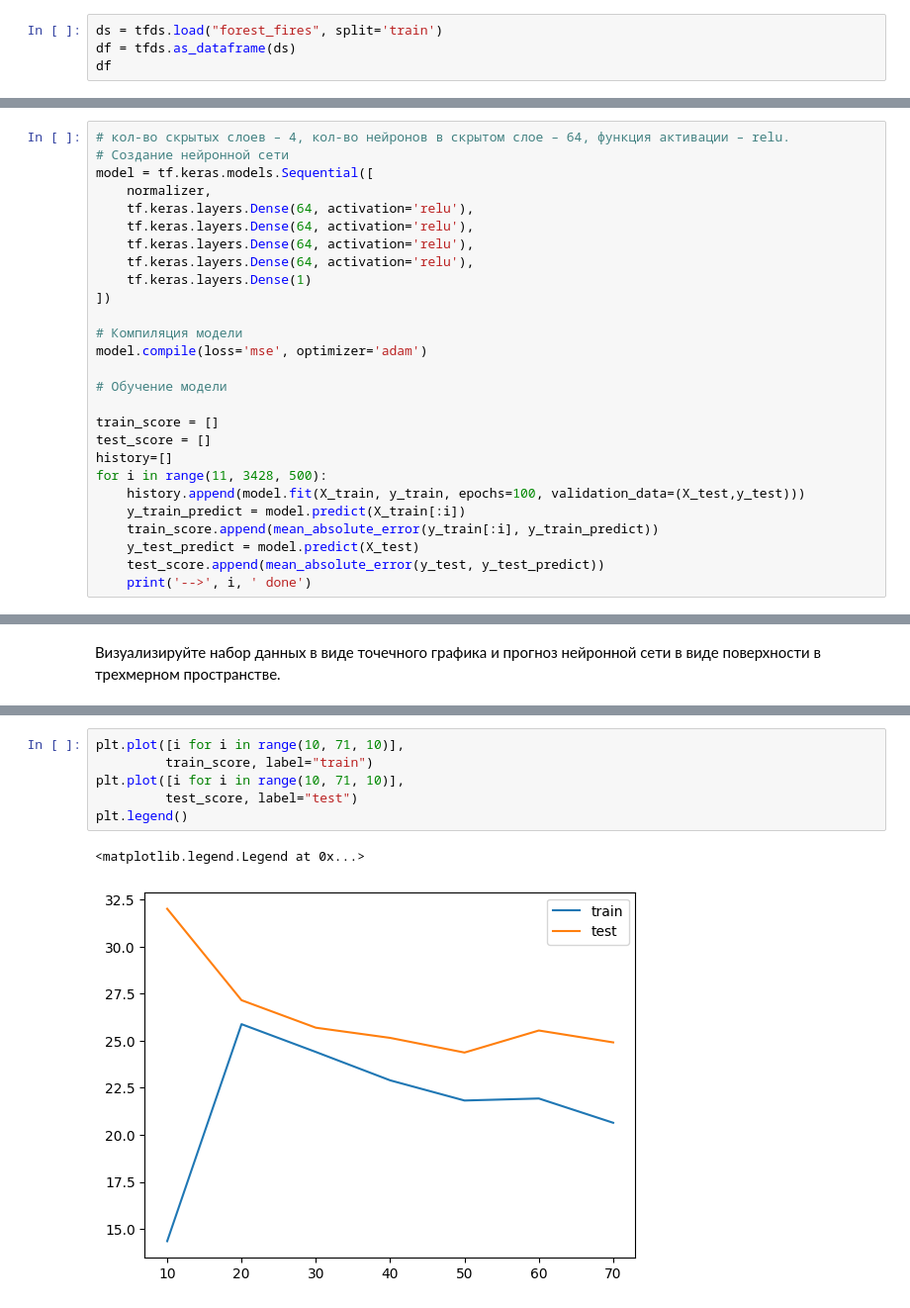
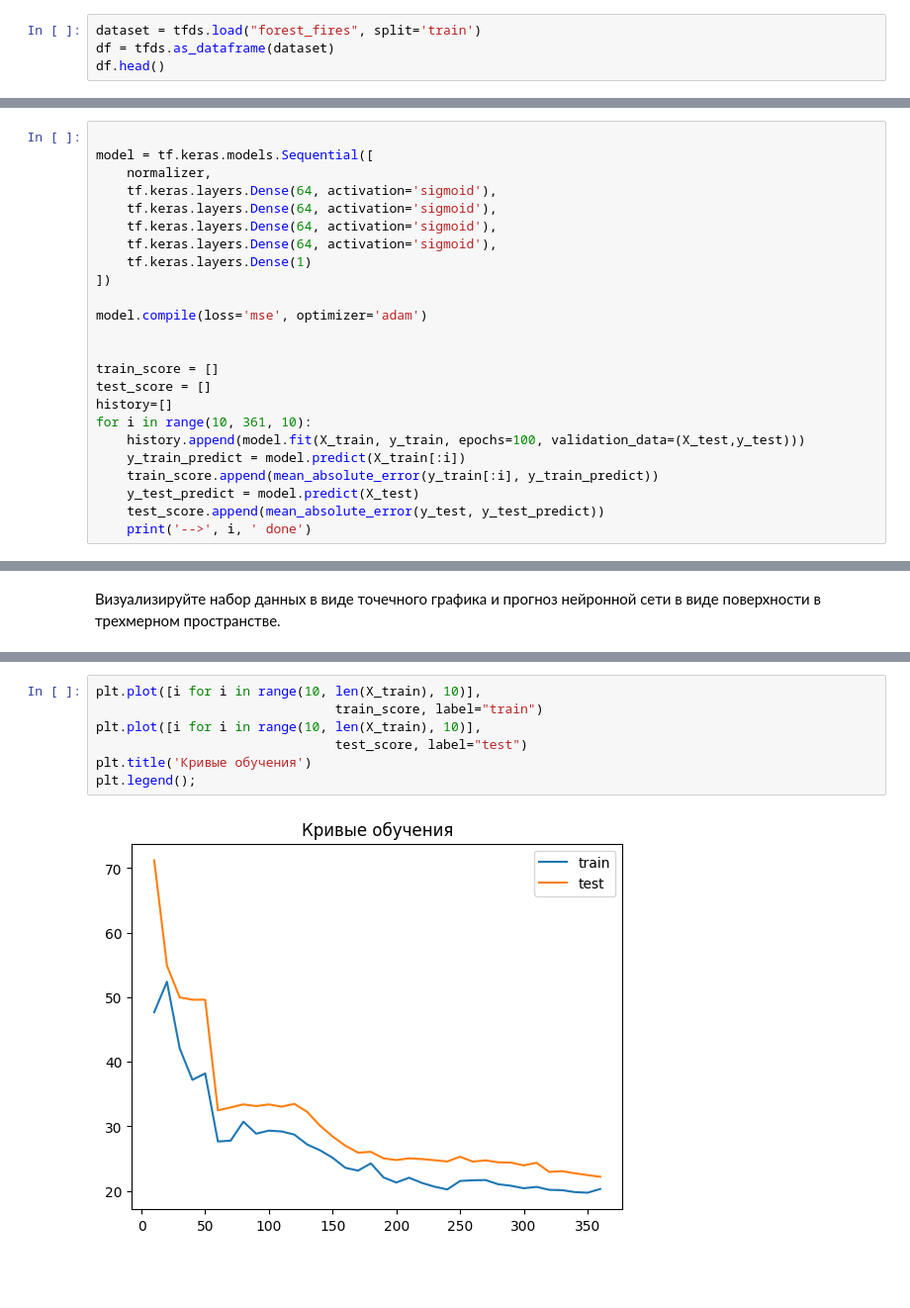
Before and after one commit to kjxeez/machine-learning, a Jupyter notebook: Poly_regression.ipynb, the cells around one changed output, grey strips where cells are left out. Shown at 99% size. Drawn from its saved outputs; the diff is of its cells as text; blank space fills up the shorter version.

```diff
--- a/Poly_regression.ipynb
+++ b/Poly_regression.ipynb
@@ -63,5 +77,5 @@ import tensorflow_datasets as tfds
 # %%
-ds = tfds.load("forest_fires", split='train')
-df = tfds.as_dataframe(ds)
-df
+dataset = tfds.load("forest_fires", split='train')
+df = tfds.as_dataframe(dataset)
+df.head()
 # %% [output]
@@ -308,24 +238,21 @@ normalizer.adapt(X_train)
 # %%
-# кол-во скрытых слоев – 4, кол-во нейронов в скрытом слое – 64, функция активации – relu.
-# Создание нейронной сети
+
 model = tf.keras.models.Sequential([
     normalizer,
-    tf.keras.layers.Dense(64, activation='relu'),
-    tf.keras.layers.Dense(64, activation='relu'),
-    tf.keras.layers.Dense(64, activation='relu'),
-    tf.keras.layers.Dense(64, activation='relu'),
+    tf.keras.layers.Dense(64, activation='sigmoid'),
+    tf.keras.layers.Dense(64, activation='sigmoid'),
+    tf.keras.layers.Dense(64, activation='sigmoid'),
+    tf.keras.layers.Dense(64, activation='sigmoid'),
     tf.keras.layers.Dense(1)
 ])
 
-# Компиляция модели
 model.compile(loss='mse', optimizer='adam')
 
-# Обучение модели
 
 train_score = []
 test_score = []
 history=[]
-for i in range(11, 3428, 500):
+for i in range(10, 361, 10):
     history.append(model.fit(X_train, y_train, epochs=100, validation_data=(X_test,y_test)))
     y_train_predict = model.predict(X_train[:i])
     train_score.append(mean_absolute_error(y_train[:i], y_train_predict))
@@ -391,9 +318,9 @@ plt.show()
 # %%
-plt.plot([i for i in range(10, 71, 10)],
-         train_score, label="train")
-plt.plot([i for i in range(10, 71, 10)],
-         test_score, label="test")
-plt.legend()
+plt.plot([i for i in range(10, len(X_train), 10)],
+                               train_score, label="train")
+plt.plot([i for i in range(10, len(X_train), 10)],
+                               test_score, label="test")
+plt.title('Кривые обучения')
+plt.legend();
 # %% [output]
-<matplotlib.legend.Legend at 0x...>
-[figure, old version]
+[figure, new version]
```
Also changed, not shown: parts of 40 cells of this notebook.
